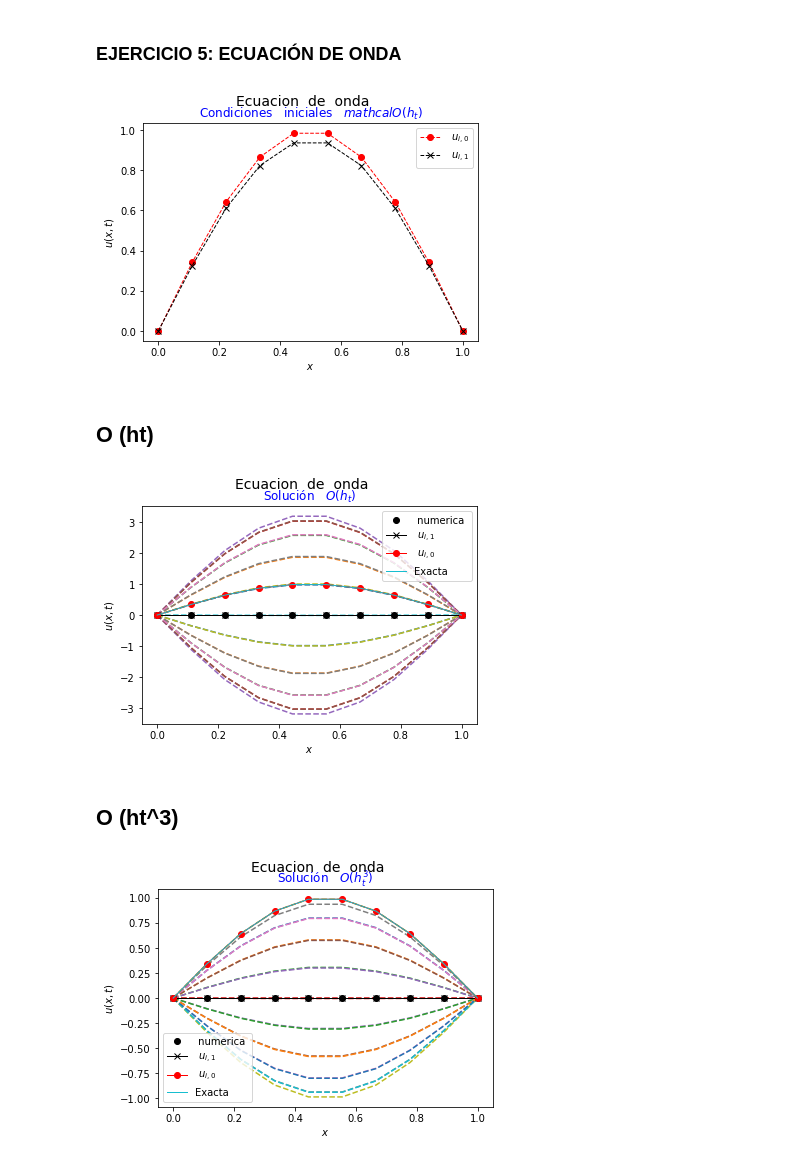
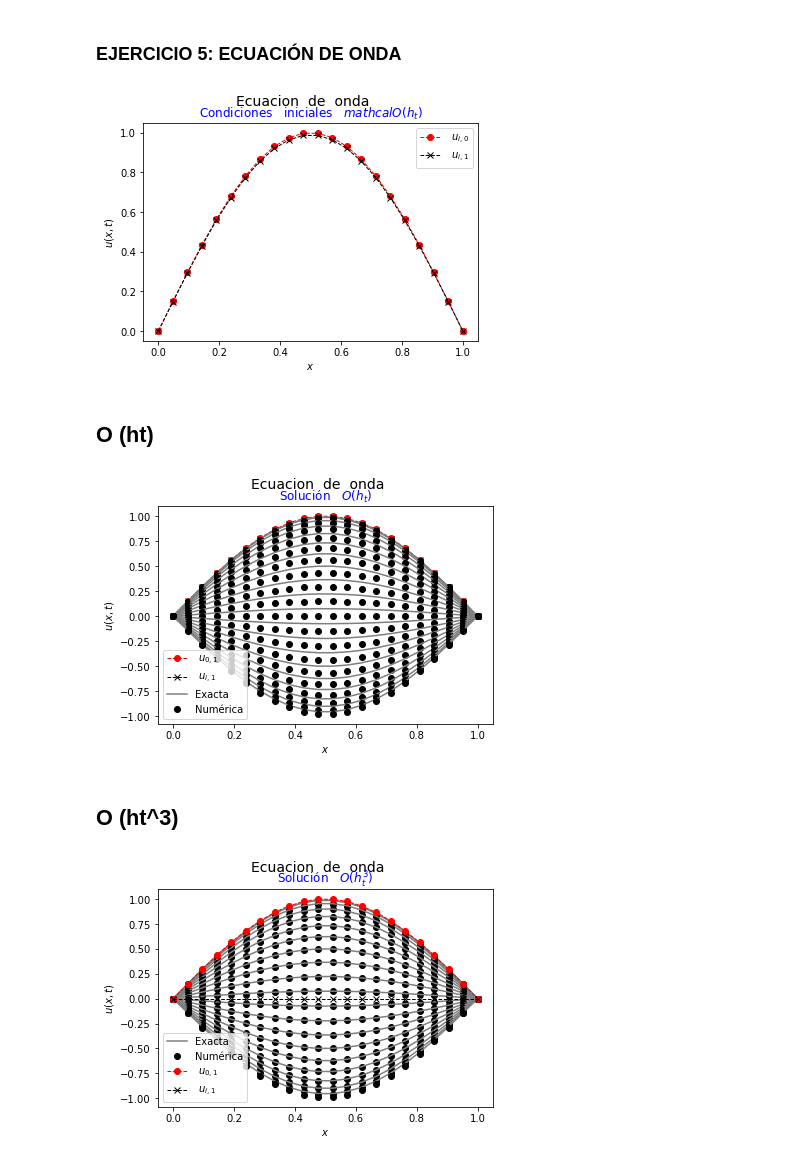
Before and after one commit to alanbonfil/GeoMaC_Tareas, a Jupyter notebook: Tarea_Examen2/Ejercicio5_Ex2.ipynb, the cells around one changed output. Drawn from its saved outputs; the diff is of its cells as text; code cells hidden in the pictures.

```diff
--- a/Tarea_Examen2/Ejercicio5_Ex2.ipynb
+++ b/Tarea_Examen2/Ejercicio5_Ex2.ipynb
@@ -12,13 +12,15 @@ import matplotlib.pyplot as plt
 %matplotlib inline
 # %%
 L = 1 # Longitud del dominio
-N = 8 # Numero de incognitas internas
+N = 20 # Numero de incognitas internas
 Tmax = 1.0 # Tiempo maximo de simulacion
 ht = 0.05 # Paso de tiempo
 alpha = 2 # Dato fisico
-h = L / (N +1) # Tamanio de la malla espacial
+h = L / (N +2) # Tamanio de la malla espacial
 Nt = int ( Tmax / ht) # Numero total de pasos
 lamb = alpha * ht / h # Parametro lambda
+if lamb>1: # condicion de estabilidad
+    lamb=1
 Tmax = Nt * ht # Tiempo total de simulacion
 # %%
 """
@@ -102,7 +133,5 @@ def condicionesIniciales (l, ht , u, x, op =1):
 # %%
 x = np. linspace (0,L,N +2) # Coordenadas de la malla
-t = np. linspace (0,Tmax, Nt+2) #coordenadas de la malla
-exacta = np. sin (np.pi * x) * np.cos (2 * np.pi * Tmax)
 u = f(x) # Condicion inicial
 w = condicionesIniciales (lamb , ht , u, x, op =2) # Euler :op = 1
 plt.suptitle ('Ecuacion  de  onda ', fontsize =14)
@@ -115,66 +144,37 @@ plt.legend()
 plt.savefig ('condicion_O3.pdf')
 plt.show()
 # %% [output]
-[figure, old version]
+[figure, new version]
-# %%
-"""
-Función para obtener la solución numérica
-
-Parámetros:
-
-l = longitud del dominio
-N = número de incognitas
-u = variable
-x = dominio
-op = orden
-
-return
-s
-
-"""def solver (u, w, N, x, Nt , l):
-    s = np. zeros (N+2)
-    for n in range (1, Nt ):
-        for i in range (1,N +1):
-            s[i] = 2 * (1 - l **2) * w[i] + l**2 * (w[i +1] + w[i -1]) - u[i]
-        u = w. copy ()
-        w = s. copy ()
-        plt . plot (x,s,'--')
-    return s
 # %% [markdown]
 ## O (ht)
 # %%
-w = condicionesIniciales (lamb , ht , u, x, op = 1) # Euler :op = 1
-w = np.zeros(N+2)
-s = solver (u, w, N, x, Nt , lamb ) #Función de solución numérica
-s = np. zeros (N+2)
+t = np. linspace (0,(Tmax/2), (Nt+2)) #coordenadas de la malla
 plt.suptitle ('Ecuacion  de  onda ', fontsize =14)
-plt.plot (x, s,'ko', lw = 1, label = " numerica ")
-plt.plot (x, w,'kx-', lw = 1, label = " $u_ {i ,1} $")
-plt.plot (x, u,'ro-', lw = 1, label = " $u_ {i ,0} $")
-plt.plot (x, exacta,'-', lw = 1, label = "Exacta")
+plt.plot (x, u,'ro--', lw = 1, label = " $u_ {0 ,1} $ ")
+plt.plot (x, w,'kx--', lw = 1, label = " $u_ {i ,1} $")
 plt.title ('Solución  $\ {O}( h_t )$', color ='b', fontsize =12)
 plt.ylabel ('$u(x,t)$')
 plt.xlabel ('$x$')
+w = condicionesIniciales (lamb , ht , u, x, op = 1) # Euler :op = 1
+s = solver (u, w, N, x, Nt , lamb,t ) #Función de solución numérica
 plt.legend()
 plt.show()
 # %% [output]
-[figure, old version]
+[figure, new version]
 # %% [markdown]
 ## O (ht^3)
 # %%
 w = condicionesIniciales (lamb , ht , u, x, op = 2) # Euler :op = 1
-s = solver (u, w, N, x, Nt , lamb )  #Función de solución numérica
+s = solver (u, w, N, x, Nt , lamb,t )  #Función de solución numérica
 w = np.zeros(N+2)
 s = np. zeros (N+2)
 plt.suptitle ('Ecuacion  de  onda ', fontsize =14)
-plt.plot (x, s,'ko', lw = 1, label = " numerica ")
-plt.plot (x, w,'kx-', lw = 1, label = " $u_ {i ,1} $")
-plt.plot (x, u,'ro-', lw = 1, label = " $u_ {i ,0} $")
-plt.plot (x, exacta,'-', lw = 1, label = "Exacta")
+plt.plot (x, u,'ro--', lw = 1, label = " $u_ {0 ,1} $ ")
+plt.plot (x, w,'kx--', lw = 1, label = " $u_ {i ,1} $")
 plt.title ('Solución  $\ {O}( h_t^3 )$', color ='b', fontsize =12)
 plt.ylabel ('$u(x,t)$')
 plt.xlabel ('$x$')
 plt.legend()
 plt.show()
 # %% [output]
-[figure, old version]
+[figure, new version]
```
Also changed, not shown: parts of 1 cell of this notebook.
